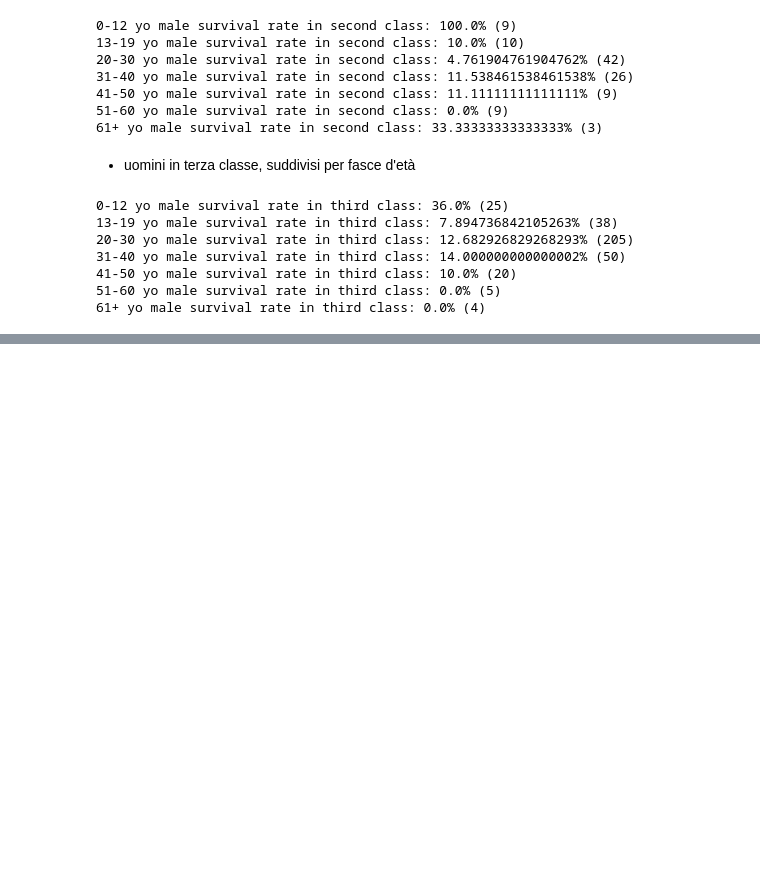
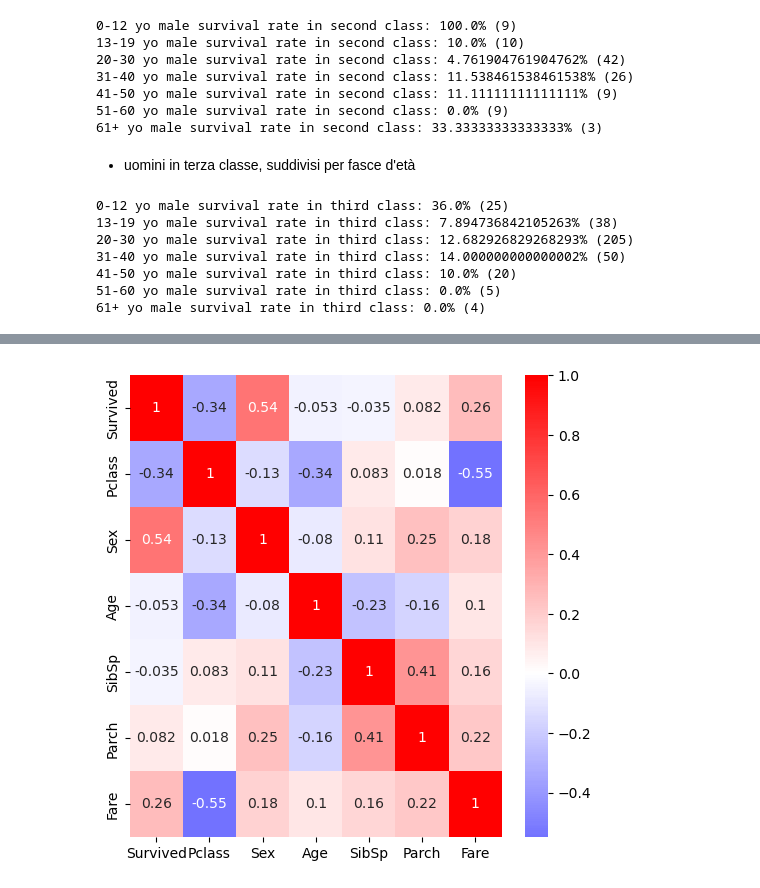
Before and after one commit to cicutachiara/Titanic, a Jupyter notebook: ProjectTitanic.ipynb, the cells around one changed output, grey strips where cells are left out. Saved outputs shown, nothing was run; the diff lists cells and outputs as text; code cells hidden in the pictures; blank space fills up the shorter version.

```diff
--- a/ProjectTitanic.ipynb
+++ b/ProjectTitanic.ipynb
@@ -333,0 +347,8 @@ print(f"61+ yo male survival rate in third class: {(sum(maleAgePclass)/len(maleA
+# %%
+fig, ax = plt.subplots(figsize=(6,6))  # questo serve solo a ingrandire la heatmap e renderla leggibile
+
+# https://www.geeksforgeeks.org/seaborn-heatmap-a-comprehensive-guide/
+sb.heatmap(train.corr(), cmap = 'bwr', annot=True, center=0, ax=ax)
+plt.show()  # mostra la heatmap
+# %% [output]
+[figure, added]
```
Also changed, not shown: parts of 4 cells of this notebook.
